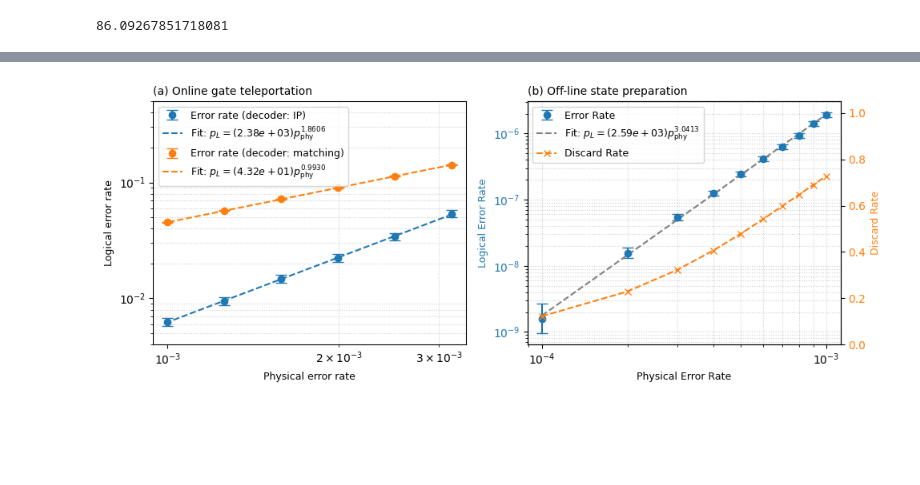
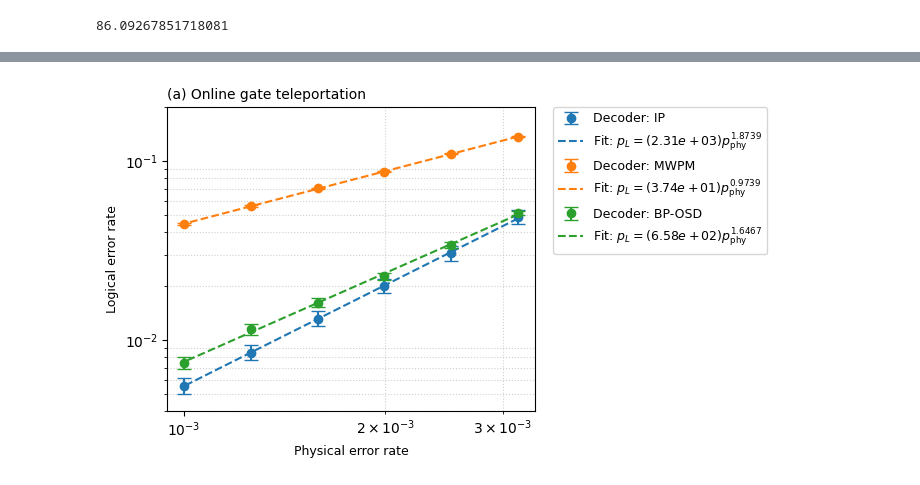
Before and after one commit to itpyi/surface_magic, a Jupyter notebook: plot/plot.ipynb, the cells around one changed output, grey strips where cells are left out. Drawn from its saved outputs; the diff is of its cells as text; code cells hidden in the pictures; blank space fills up the shorter version.

Commit message:
plot ome igures

```diff
--- a/plot/plot.ipynb
+++ b/plot/plot.ipynb
@@ -1750,80 +1756,68 @@ plt.savefig('error_rates.pdf',
+# %%
+# online data
+import numpy as np
+
+err_phy = [10**x for x in np.linspace(-2.5, -3.0, 6)]
+
+err_log_cnt_ip = [593, 595, 596, 598, 597, 598]
+total_cnt_ip = [11010, 17500, 26600, 40500, 62800, 95400]
+
+err_log_cnt_matching = [142016, 113554, 89808, 71910, 57095, 45259]
+total_cnt_matching = [1000000, 1000000, 1000000, 1000000, 1000000, 1000000]
+
+err_log_cnt_bposd = [5653, 3769, 2509, 1773, 1247, 816]
+total_cnt_bposd = [100000, 100000, 100000, 100000, 100000, 100000]
+
+err_log_cnt_before = [5254, 3527, 2335, 1584, 1019, 715]
+total_cnt_before = [1000000, 1000000, 1000000, 1000000, 1000000, 1000000]
 # %%
+err_log_cnt_after = [err_log_cnt_ip, err_log_cnt_matching, err_log_cnt_bposd]
+total_cnt_after = [total_cnt_ip, total_cnt_matching, total_cnt_bposd]
+
 import matplotlib.pyplot as plt
 import numpy as np
 
 # 3. 开始绘图
-fig, ax = plt.subplots(1,2,figsize=(10, 4))
+fig, ax = plt.subplots(figsize=(7, 4))
 
 title_font_size = 10
 label_font_size = 9
 
-ax[0].set_title('(a) Online gate teleportation', loc='left', fontsize=title_font_size)
-ax[0].set_xlabel('Physical error rate', fontsize=label_font_size)
-ax[0].set_ylabel('Logical error rate', fontsize=label_font_size)
-ax[0].set_yscale('log')
-ax[0].set_ylim(0.004, 0.5)
-ax[0].set_xscale('log')
-ax[0].grid(True, which='minor', linestyle=':', alpha=0.6)
+ax.set_title('(a) Online gate teleportation', loc='left', fontsize=title_font_size)
+ax.set_xlabel('Physical error rate', fontsize=label_font_size)
+ax.set_ylabel('Logical error rate', fontsize=label_font_size)
+ax.set_yscale('log')
+ax.set_ylim(0.004, 0.2)
+ax.set_xscale('log')
+ax.grid(True, which='minor', linestyle=':', alpha=0.6)
 
 err_logical_before, err_logical_lows_before, err_logical_highs_before = get_plot_list(err_log_cnt_before, total_cnt_before)
 
 handles = []
-color_list = ['tab:blue', 'tab:orange']
+color_list = ['tab:blue', 'tab:orange', 'tab:green']
+decoder_list = ['IP', 'MWPM', 'BP-OSD']
 
 for i, err_log_cnt in enumerate(err_log_cnt_after):
     err_logical, err_logical_lows, err_logical_highs = get_plot_list(err_log_cnt, total_cnt_after[i])
-    delta_err_logical, delta_err_lows, delta_err_highs = err_logical, err_logical_lows, err_logical_highs
-    # delta_err_logical, delta_err_lows, delta_err_highs = get_delta_list(
-    #     err_logical, err_logical_lows, err_logical_highs,
-    #     err_logical_before, err_logical_lows_before, err_logical_highs_before
-    # )
+    delta_err_logical, delta_err_lows, delta_err_highs = get_delta_list(
+        err_logical, err_logical_lows, err_logical_highs,
+        err_logical_before, err_logical_lows_before, err_logical_highs_before
+    )
 
     expo, coef = fit_error(delta_err_logical, err_phy)
 
     # 组合不对称的 Error Bar 数据: shape 为 (2, N) -> [row_lower, row_upper]
     asymmetric_err = [delta_err_lows, delta_err_highs]
 
-    line1 = ax[0].errorbar(err_phy, delta_err_logical, yerr=asymmetric_err, fmt='o', color=color_list[i], capsize=5, label=f'Error rate (decoder: {"IP" if i==0 else "matching"})')
-    line2, = ax[0].plot(err_phy, [coef * x**expo for x in err_phy], '--', color=color_list[i], label=fr'Fit: $p_L=({coef:.2e})p_{{\mathrm{{phy}}}}^{{{expo:.4f}}}$')
+    line1 = ax.errorbar(err_phy, delta_err_logical, yerr=asymmetric_err, fmt='o', color=color_list[i], capsize=5, label='Decoder: '+decoder_list[i])
+    line2, = ax.plot(err_phy, [coef * x**expo for x in err_phy], '--', color=color_list[i], label=fr'Fit: $p_L=({coef:.2e})p_{{\mathrm{{phy}}}}^{{{expo:.4f}}}$')
     handles.extend([line1, line2])
 
-ax[0].legend(handles=handles, loc='upper left', fontsize=label_font_size)
-
-# Plot the off-line protocol
-color_err = 'tab:blue'
-ax[1].set_title('(b) Off-line state preparation', loc='left', fontsize=title_font_size)
-ax[1].set_xlabel('Physical Error Rate', fontsize=label_font_size)
-ax[1].set_ylabel('Logical Error Rate', color=color_err, fontsize=label_font_size)
-ax[1].set_yscale('log')
-ax[1].set_xscale('log')
-
-expo, coef = fit_error(y_vals_ps, sorted_xs)
-
-line1 = ax[1].errorbar(sorted_xs, y_vals_ps, yerr=asymmetric_err_ps,
-                     color=color_err, fmt='o', capsize=5, label='Error Rate')
-line2, = ax[1].plot(sorted_xs, [coef * x**expo for x in sorted_xs], '--', color='gray', label=fr'Fit: $p_L=({coef:.2e})p_{{\mathrm{{phy}}}}^{{{expo:.4f}}}$')
-
-ax[1].tick_params(axis='y', labelcolor=color_err)
-ax[1].grid(True, which='major', linestyle=':', alpha=0.6)
-
-# --- 右轴：Discard Rate ---
-ax2 = ax[1].twinx()
-color_disc = 'tab:orange'
-ax2.set_ylabel('Discard Rate', color=color_disc, fontsize=label_font_size)
-
-line3, = ax2.plot(sorted_xs, y_disc_rates_ps, color=color_disc,
-                  marker='x', linestyle='--', label='Discard Rate')
-
-ax2.tick_params(axis='y', labelcolor=color_disc)
-ax2.set_ylim(0, 1.05)
-
-ax[1].grid(True, which='minor', linestyle=':', alpha=0.6)
-# 图例
-ax[1].legend(handles=[line1, line2, line3], loc='upper left', fontsize=label_font_size)
+ax.legend(handles=handles, bbox_to_anchor=(1.05, 1), loc='upper left', borderaxespad=0, fontsize=label_font_size)
 
 plt.tight_layout()
-# plt.savefig('error_rates.pdf',
-        #    bbox_inches='tight',  # 紧贴内容边界
-        #    pad_inches=0)
+plt.savefig('online_decoders.pdf',
+           bbox_inches='tight',  # 紧贴内容边界
+           pad_inches=0)
 # %% [output]
-[figure, old version]
+[figure, new version]
```
Also changed, not shown: parts of 2 cells of this notebook, 4 other files.
